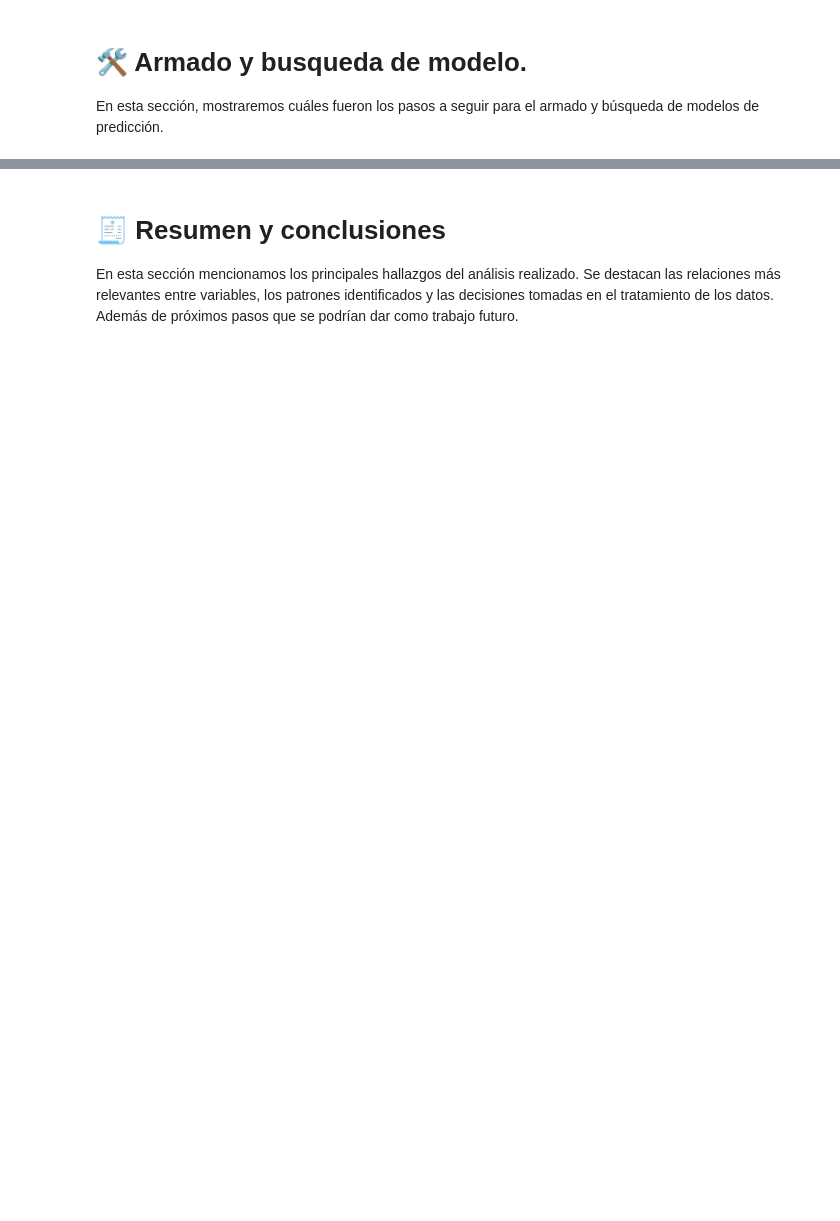
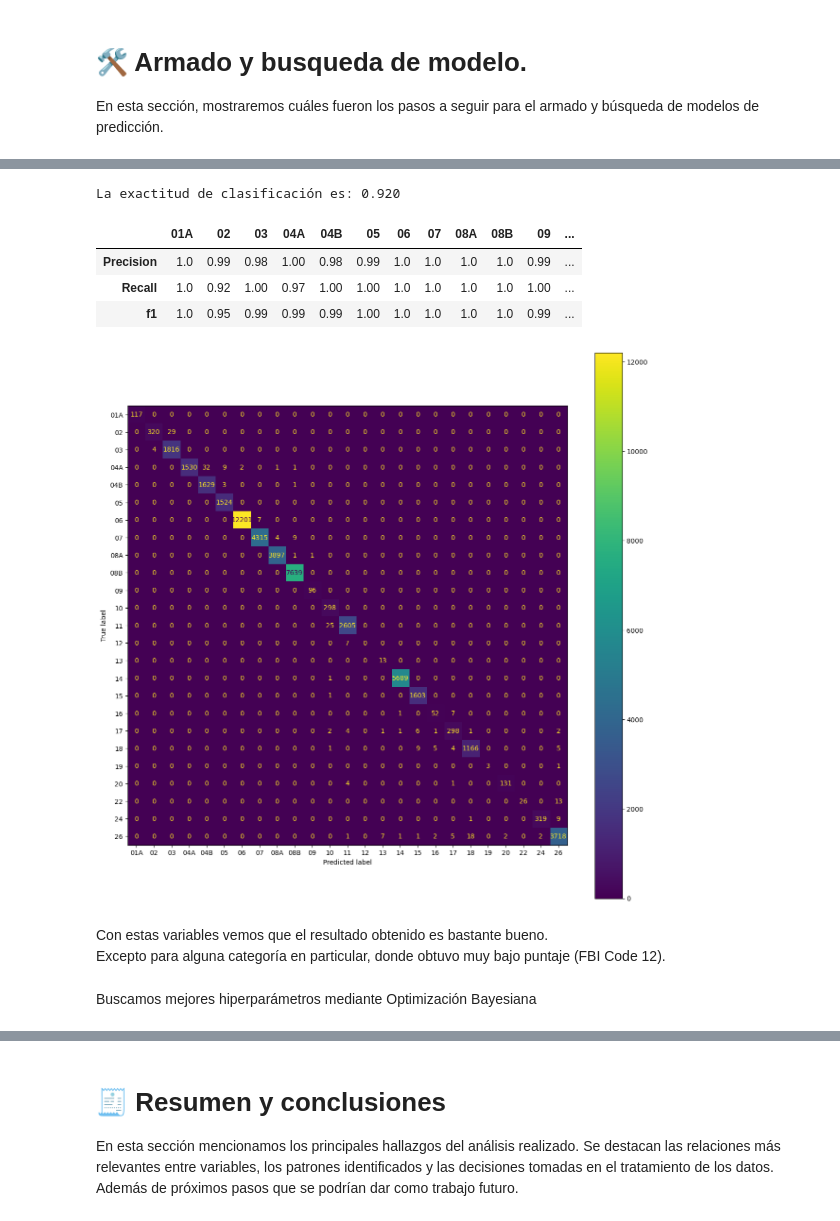
Before and after one commit to gjmv/CEIA_2025_B2_AMq_TP, a Jupyter notebook: TP.ipynb, the cells around one changed output, grey strips where cells are left out. Cells and saved outputs as stored; diff of their text form; code cells hidden in the pictures; blank space fills up the shorter version.

```diff
--- a/TP.ipynb
+++ b/TP.ipynb
@@ -478,0 +488,5 @@ sns.heatmap(corr.iloc[0:12,0:12], mask=mask[0:12,0:12], cmap=cmap, vmax=1, cente
+# %%
+numericas = ["Latitude", "Longitude"]
+ordinales = [] # No tenemos features ordinales
+cardinalidad_baja = ["Arrest", "Domestic", "dia_semana"]
+cardinalidad_media = ["IUCR", "Primary Type", "Description", "Location Description", "Beat", "District", "Ward", "Community Area", "mes", "dia_mes", "hora"]
@@ -478,0 +566,3 @@ sns.heatmap(corr.iloc[0:12,0:12], mask=mask[0:12,0:12], cmap=cmap, vmax=1, cente
+# %%
+# Ahora aplicamos el transform en test
+X_test_procesado = pipeline.transform(X_test)
@@ -505,0 +651,39 @@ X_train, X_test, y_train, y_test = train_test_split(X, y, test_size=0.2, random_
+# %%
+from sklearn.metrics import f1_score, balanced_accuracy_score, precision_score, recall_score
+from sklearn.metrics import confusion_matrix, ConfusionMatrixDisplay
+
+def metrics(model, X_test, y_test):
+    y_pred = model.predict(X_test)
+
+    accuracy = balanced_accuracy_score(y_test, y_pred)
+    precision = precision_score(y_test, y_pred, average=None, zero_division=0)
+    recall = recall_score(y_test, y_pred, average=None, zero_division=0)
+    f1 = f1_score(y_test, y_pred, average=None, zero_division=0)
+
+    print(f"La exactitud de clasificación es: {accuracy:.3f}")
+    with pd.option_context('display.max_columns', None):
+        show_df = pd.DataFrame([precision, recall, f1], index=["Precision", "Recall", "f1"], columns=y_test.cat.categories)
+        display(show_df.round(2))
+
+    # Graficamos matriz de confusion
+    cm = confusion_matrix(y_test, y_pred, labels=y_test.cat.categories)
+    disp = ConfusionMatrixDisplay(confusion_matrix=cm, display_labels=y_test.cat.categories)
+    _, ax = plt.subplots(figsize=(15,15))
+    ax.grid(False)
+    disp.plot(ax=ax)
+
+    return show_df, y_pred
+# %%
+metrics_svm_rbf_ovr, y_pred_svm_rbf_ovr = metrics(svm_rbf_ovr, X_test_lda, y_test)
+# %% [output]
+La exactitud de clasificación es: 0.920
+|  | 01A | 02 | 03 | 04A | 04B | 05 | 06 | 07 | 08A | 08B | 09 | ... |
+| Precision | 1.0 | 0.99 | 0.98 | 1.00 | 0.98 | 0.99 | 1.0 | 1.0 | 1.0 | 1.0 | 0.99 | ... |
+| Recall | 1.0 | 0.92 | 1.00 | 0.97 | 1.00 | 1.00 | 1.0 | 1.0 | 1.0 | 1.0 | 1.00 | ... |
+| f1 | 1.0 | 0.95 | 0.99 | 0.99 | 0.99 | 1.00 | 1.0 | 1.0 | 1.0 | 1.0 | 0.99 | ... |
+[figure, added]
+# %% [markdown]
+Con estas variables vemos que el resultado obtenido es bastante bueno.
+Excepto para alguna categoría en particular, donde obtuvo muy bajo puntaje (FBI Code 12).
+# %% [markdown]
+Buscamos mejores hiperparámetros mediante Optimización Bayesiana
```
Also changed, not shown: parts of 18 cells of this notebook.
